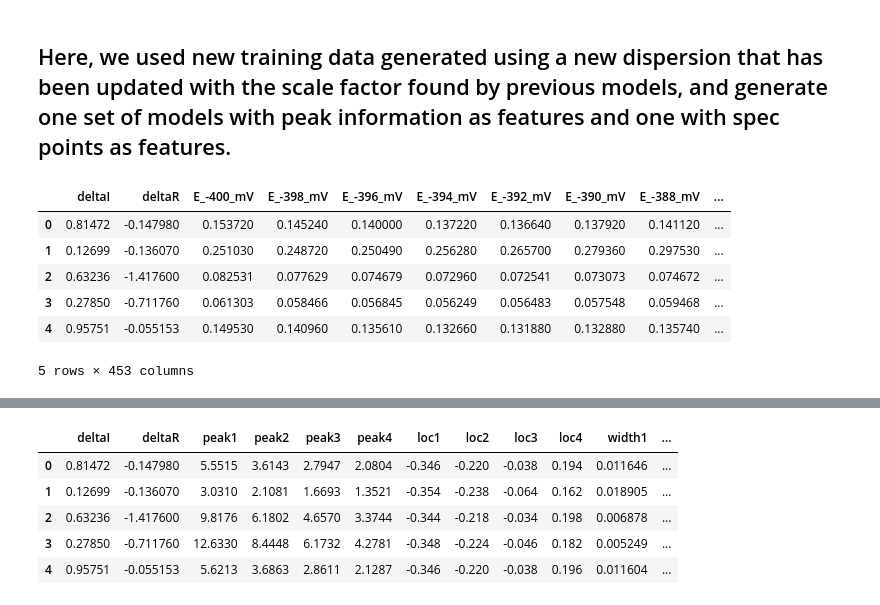
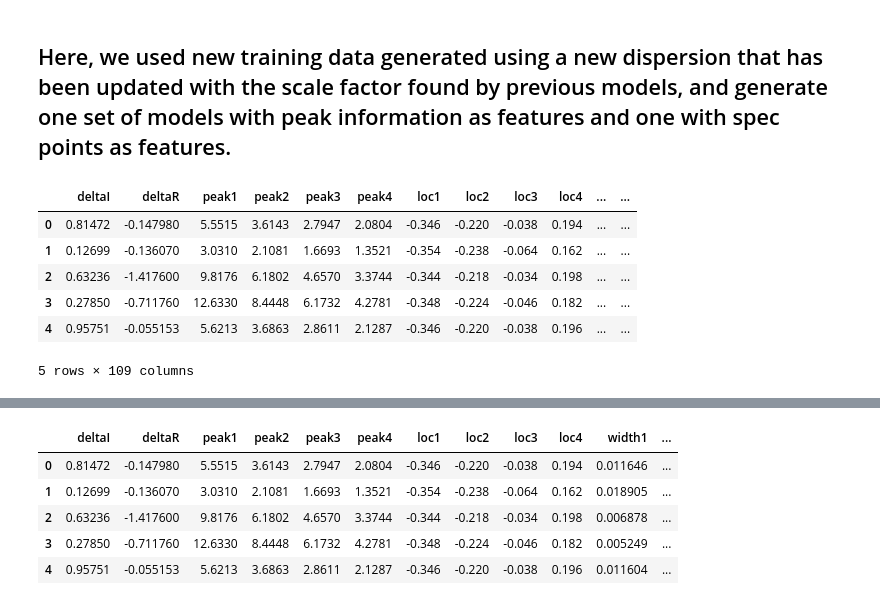
Before and after one commit to Lcollins91/DS_ResearchProject_ND, a Jupyter notebook: Hexagon_Spec_Models_v6_ScaledDispersion_BothKinds.ipynb, the cells around one changed output, grey strips where cells are left out. Saved outputs shown, nothing was run; the diff lists cells and outputs as text; code cells hidden in the pictures.

```diff
--- a/Hexagon_Spec_Models_v6_ScaledDispersion_BothKinds.ipynb
+++ b/Hexagon_Spec_Models_v6_ScaledDispersion_BothKinds.ipynb
@@ -91,41 +91,55 @@ def myResiduals(testY, predictY):
 # %%
 #Load the training data
 
+subset = 5
 
 peak_names = ['peak1', 'peak2', 'peak3', 'peak4']
 locs_names = ['loc1', 'loc2', 'loc3', 'loc4']
 width_names = ['width1', 'width2', 'width3','width4']
 prom_names = ['prom1', 'prom2', 'prom3', 'prom4']
 
 energy = (pd.read_csv('Training_Data/Hexagon/HexagonBias_v4.csv', header=None)*1000).round().astype(int)
 energy_names = ['E_%i_mV' % item for item in list(energy.T[0])]
+energy_names2 = energy_names[0::subset]
 
 col_names2 = ['deltaI', 'deltaR']+ peak_names + locs_names + width_names + prom_names
 
 col_names1 = ['deltaI', 'deltaR'] + energy_names
 
+col_names_both = col_names2 + energy_names2
+
+
+
 data1 = pd.read_csv('Training_Data/Hexagon/HexagonTrainingData062218_v8_specPoints.csv', header = None, names = col_names1)
 data2 = pd.read_csv('Training_Data/Hexagon/HexagonTrainingData062218_v8_peakinfo.csv', header = None, names = col_names2)
 
+data = data2.join(data1.drop(['deltaI', 'deltaR'], axis = 1), how = 'left')
+data = data[col_names_both]
 
 X1 = data1.drop(['deltaI', 'deltaR'], axis = 1)
 Y1 = data1[['deltaI', 'deltaR']]
 
 X2 = data2.drop(['deltaI', 'deltaR'], axis = 1)
 Y2 = data2[['deltaI', 'deltaR']]
 
+X = data.drop(['deltaI', 'deltaR'], axis = 1)
+Y = data[['deltaI', 'deltaR']]
+
+
+
 ts1 = 0.3
 rs1 = 42
 
 X1_train, X1_test, Y1_train, Y1_test = train_test_split(X1, Y1, test_size = ts1, random_state = rs1)
 X2_train, X2_test, Y2_train, Y2_test = train_test_split(X2, Y2, test_size = ts1, random_state = rs1)
+X_train, X_test, Y_train, Y_test = train_test_split(X, Y, test_size = ts1, random_state = rs1)
 
-data1.head()
+data.head()
 # %% [output]
-|  | deltaI | deltaR | E_-400_mV | E_-398_mV | E_-396_mV | E_-394_mV | E_-392_mV | E_-390_mV | E_-388_mV | ... |
-| 0 | 0.81472 | -0.147980 | 0.153720 | 0.145240 | 0.140000 | 0.137220 | 0.136640 | 0.137920 | 0.141120 | ... |
-| 1 | 0.12699 | -0.136070 | 0.251030 | 0.248720 | 0.250490 | 0.256280 | 0.265700 | 0.279360 | 0.297530 | ... |
-| 2 | 0.63236 | -1.417600 | 0.082531 | 0.077629 | 0.074679 | 0.072960 | 0.072541 | 0.073073 | 0.074672 | ... |
-| 3 | 0.27850 | -0.711760 | 0.061303 | 0.058466 | 0.056845 | 0.056249 | 0.056483 | 0.057548 | 0.059468 | ... |
-| 4 | 0.95751 | -0.055153 | 0.149530 | 0.140960 | 0.135610 | 0.132660 | 0.131880 | 0.132880 | 0.135740 | ... |
+|  | deltaI | deltaR | peak1 | peak2 | peak3 | peak4 | loc1 | loc2 | loc3 | loc4 | ... | ... |
+| 0 | 0.81472 | -0.147980 | 5.5515 | 3.6143 | 2.7947 | 2.0804 | -0.346 | -0.220 | -0.038 | 0.194 | ... | ... |
+| 1 | 0.12699 | -0.136070 | 3.0310 | 2.1081 | 1.6693 | 1.3521 | -0.354 | -0.238 | -0.064 | 0.162 | ... | ... |
+| 2 | 0.63236 | -1.417600 | 9.8176 | 6.1802 | 4.6570 | 3.3744 | -0.344 | -0.218 | -0.034 | 0.198 | ... | ... |
+| 3 | 0.27850 | -0.711760 | 12.6330 | 8.4448 | 6.1732 | 4.2781 | -0.348 | -0.224 | -0.046 | 0.182 | ... | ... |
+| 4 | 0.95751 | -0.055153 | 5.6213 | 3.6863 | 2.8611 | 2.1287 | -0.346 | -0.220 | -0.038 | 0.196 | ... | ... |
-5 rows × 453 columns
+5 rows × 109 columns
```
Also changed, not shown: parts of 59 cells of this notebook, 21 other files.
